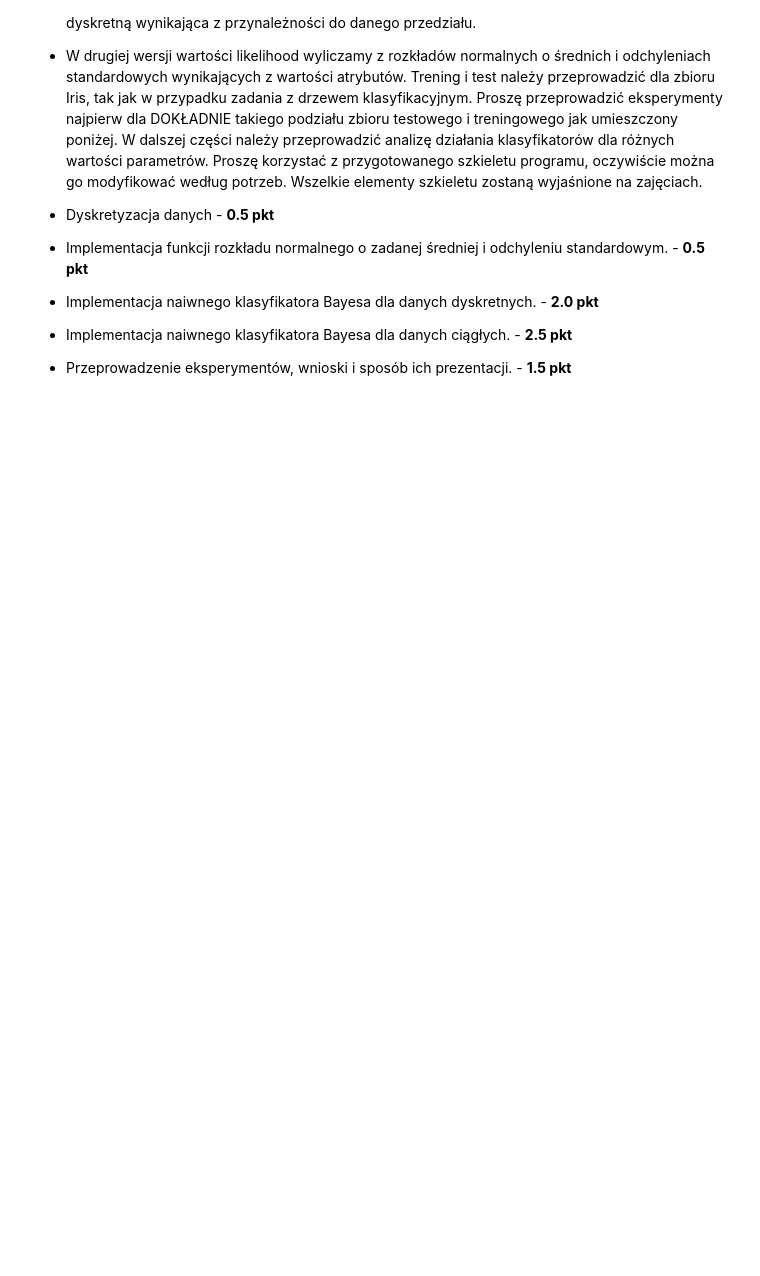
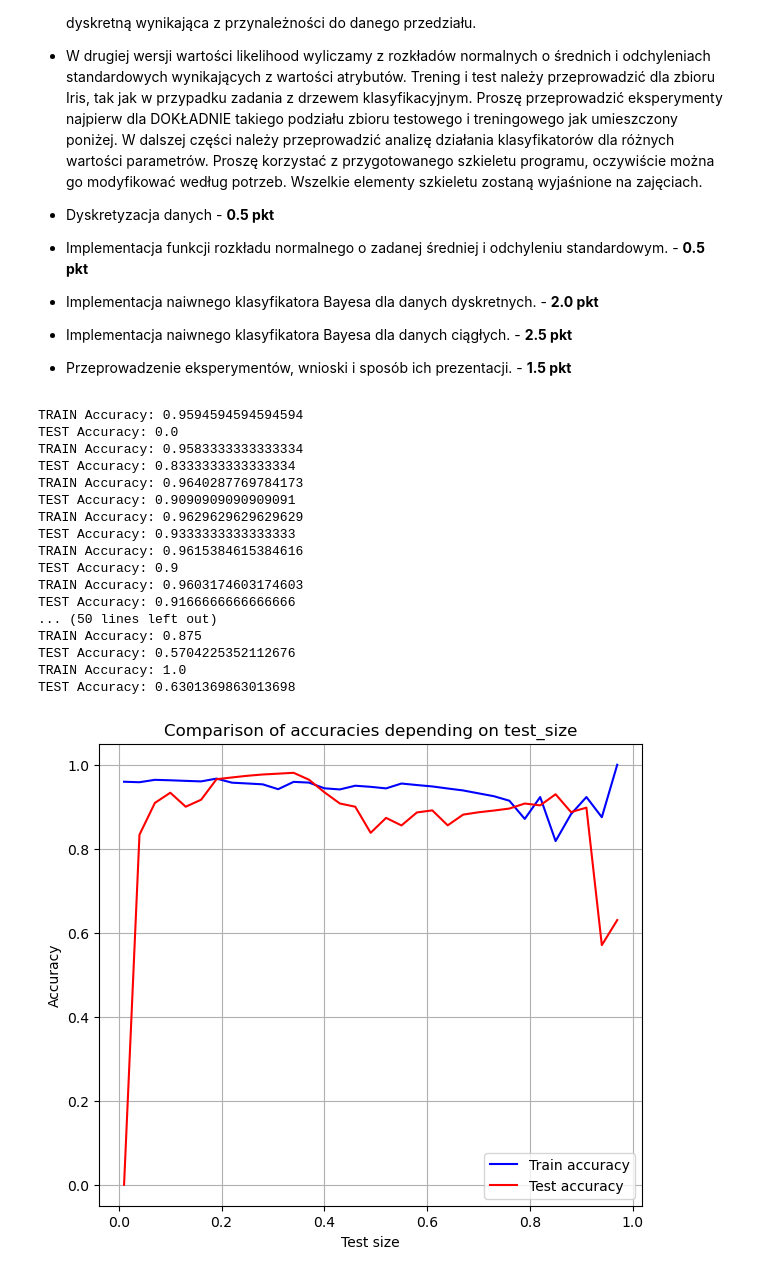
Before and after one commit to szczygiell/Machine_Learning_basics, a Jupyter notebook: Zadanie_7.ipynb, the cells around one changed output. Cells and saved outputs as stored; diff of their text form; code cells hidden in the pictures; blank space fills up the shorter version.

```diff
--- a/Zadanie_7.ipynb
+++ b/Zadanie_7.ipynb
@@ -22,6 +23,7 @@ class NaiveBayes:
     def __init__(self):
         self.priors = {}
         self.likelihoods = {}
+        self.bins_amount = 4
 
     def build_classifier(self, train_features, train_classes):
         #  a priori P(A)
@@ -32,7 +34,7 @@ class NaiveBayes:
             self.priors[key] /= total_samples
 
         # prawdopodobieństwo P(B|A)
-        p = np.zeros((len(set(train_classes)), train_features.shape[1], 4))
+        p = np.zeros((len(set(train_classes)), train_features.shape[1], self.bins_amount))
         for class_elem, feature in zip(train_classes, train_features):
             j=0
             for value in feature:
@@ -54,9 +56,9 @@ class NaiveBayes:
 
 
     @staticmethod
-    def data_discretization(data:np.ndarray):
+    def data_discretization(data:np.ndarray, bins_amount):
         for i in range(data.shape[1]):
-            bin_edges = np.linspace(data[:, i].min(), data[:, i].max(), 4)
+            bin_edges = np.linspace(data[:, i].min(), data[:, i].max(), bins_amount)
             data[:, i] = np.digitize(data[:, i], bins=bin_edges, right=True)
         return data
 
@@ -113,0 +152,48 @@ class GaussianNaiveBayes:
+# %%
+iris = load_iris()
+
+x = iris.data
+y = iris.target
+train_accuracy = []
+test_accuracy = []
+test_sizes = []
+i=0.01
+while i < 1.0:
+    x_train, x_test, y_train, y_test = train_test_split(x, y, test_size=i, random_state=153)
+    a_train, a_test = naive_bayes_handler(x_train, x_test, y_train, y_test, bins_amount=4, verbose=0)
+    train_accuracy.append(a_train)
+    test_accuracy.append(a_test)
+    test_sizes.append(i)
+    i += 0.03
+
+plt.figure(figsize=(7, 6))
+plt.plot(test_sizes, train_accuracy, color='blue', label='Train accuracy')
+
+plt.xlabel('Test size')
+plt.ylabel('Accuracy')
+plt.title('Comparison of accuracies depending on test_size')
+
+plt.plot(test_sizes, test_accuracy, color='red', label='Test accuracy')
+
+plt.legend()
+plt.grid(True)
+plt.show()
+# %% [output]
+TRAIN Accuracy: 0.9594594594594594
+TEST Accuracy: 0.0
+TRAIN Accuracy: 0.9583333333333334
+TEST Accuracy: 0.8333333333333334
+TRAIN Accuracy: 0.9640287769784173
+TEST Accuracy: 0.9090909090909091
+TRAIN Accuracy: 0.9629629629629629
+TEST Accuracy: 0.9333333333333333
+TRAIN Accuracy: 0.9615384615384616
+TEST Accuracy: 0.9
+TRAIN Accuracy: 0.9603174603174603
+TEST Accuracy: 0.9166666666666666
+... (50 lines left out)
+TRAIN Accuracy: 0.875
+TEST Accuracy: 0.5704225352112676
+TRAIN Accuracy: 1.0
+TEST Accuracy: 0.6301369863013698
+[figure, added]
```
Also changed, not shown: parts of 7 cells of this notebook.
